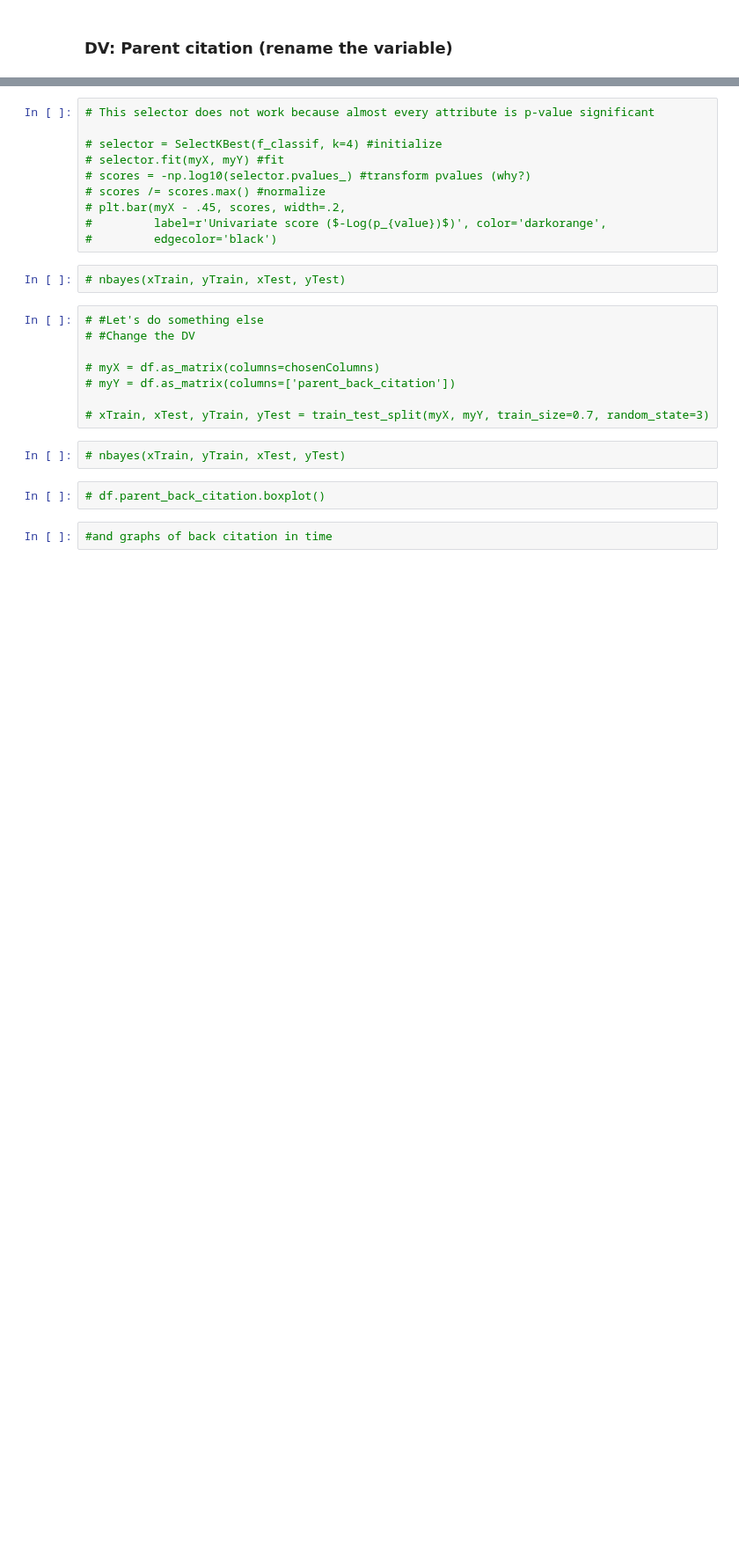
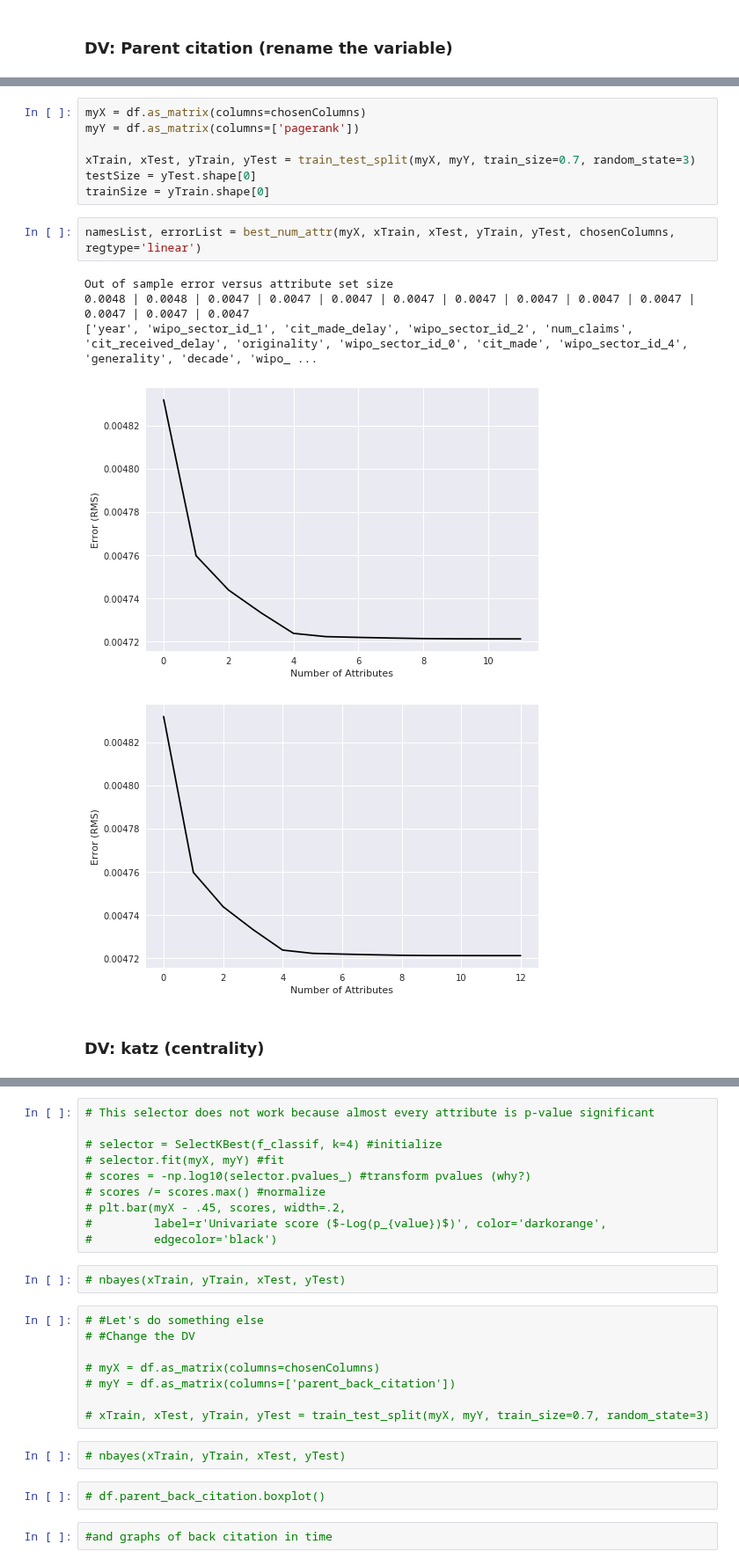
Before and after one commit to rsdias/patent_analysis, a Jupyter notebook: determinants_patent_citation.ipynb, the cells around one changed output, grey strips where cells are left out. Shown at 88% size. Saved outputs shown, nothing was run; the diff lists cells and outputs as text; blank space fills up the shorter version.

```diff
--- a/determinants_patent_citation.ipynb
+++ b/determinants_patent_citation.ipynb
@@ -379,0 +401,17 @@ df[namesList[0:10]].corr()
+# %%
+myX = df.as_matrix(columns=chosenColumns)
+myY = df.as_matrix(columns=['pagerank'])
+
+xTrain, xTest, yTrain, yTest = train_test_split(myX, myY, train_size=0.7, random_state=3)
+testSize = yTest.shape[0]
+trainSize = yTrain.shape[0]
+# %%
+namesList, errorList = best_num_attr(myX, xTrain, xTest, yTrain, yTest, chosenColumns, regtype='linear')
+# %% [output]
+Out of sample error versus attribute set size
+0.0048 | 0.0048 | 0.0047 | 0.0047 | 0.0047 | 0.0047 | 0.0047 | 0.0047 | 0.0047 | 0.0047 | 0.0047 | 0.0047 | 0.0047
+['year', 'wipo_sector_id_1', 'cit_made_delay', 'wipo_sector_id_2', 'num_claims', 'cit_received_delay', 'originality', 'wipo_sector_id_0', 'cit_made', 'wipo_sector_id_4', 'generality', 'decade', 'wipo_ ...
+[figure, added]
+[figure, added]
+# %% [markdown]
+### DV: katz (centrality)
```
Also changed, not shown: parts of 28 cells of this notebook, 5 other files.
